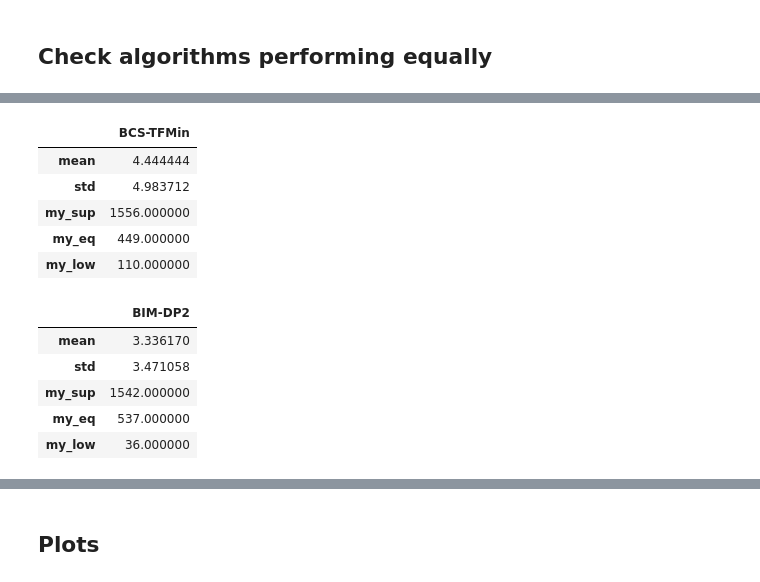
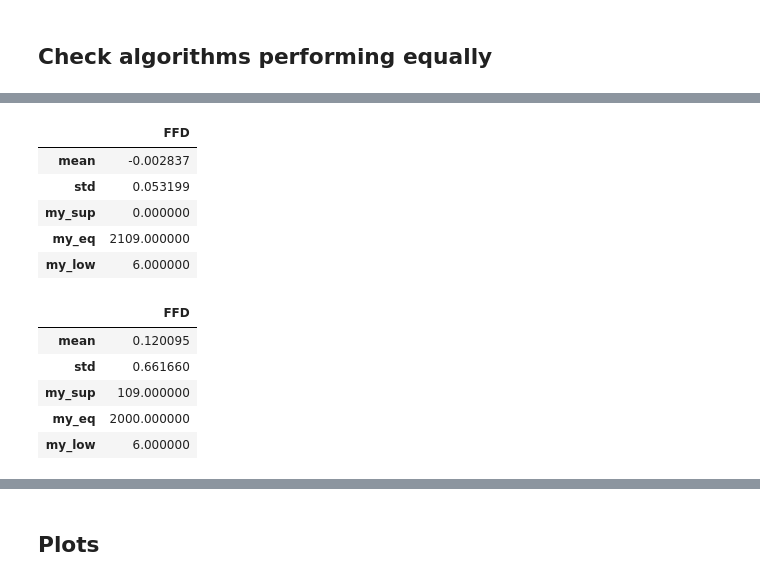
Before and after one commit to Vectorpack/experiments_vector_paper, a Jupyter notebook: results_data/notebooks/analysis_1dim.ipynb, the cells around one changed output, grey strips where cells are left out. Drawn from its saved outputs; the diff is of its cells as text; code cells hidden in the pictures.

```diff
--- a/results_data/notebooks/analysis_1dim.ipynb
+++ b/results_data/notebooks/analysis_1dim.ipynb
@@ -177,5 +158,3 @@ dict_res = {
 }
 # %% [markdown]
 ## Check algorithms performing equally
-# %%
-big_df = pd.concat([df_DI, df_F, df_S, df_W, df_Sw, df_H28])
@@ -227,18 +219,18 @@ def make_diff(df, list1, list2):
 # %%
-make_diff(big_df, ['BCS-TFMin'], ['BCS-TFSum'])
+make_diff(big_df, ['FFD'], ['BFD'])
 # %% [output]
-|  | BCS-TFMin |
-| mean | 4.444444 |
-| std | 4.983712 |
-| my_sup | 1556.000000 |
-| my_eq | 449.000000 |
-| my_low | 110.000000 |
+|  | FFD |
+| mean | -0.002837 |
+| std | 0.053199 |
+| my_sup | 0.000000 |
+| my_eq | 2109.000000 |
+| my_low | 6.000000 |
 # %%
-make_diff(big_df, ['BIM-DP2'], ['BIM-DP3'])
+make_diff(big_df, ['FFD'], ['MB-WFD'])
 # %% [output]
-|  | BIM-DP2 |
-| mean | 3.336170 |
-| std | 3.471058 |
-| my_sup | 1542.000000 |
-| my_eq | 537.000000 |
-| my_low | 36.000000 |
+|  | FFD |
+| mean | 0.120095 |
+| std | 0.661660 |
+| my_sup | 109.000000 |
+| my_eq | 2000.000000 |
+| my_low | 6.000000 |
```
Also changed, not shown: parts of 65 cells of this notebook, 1 other file.
